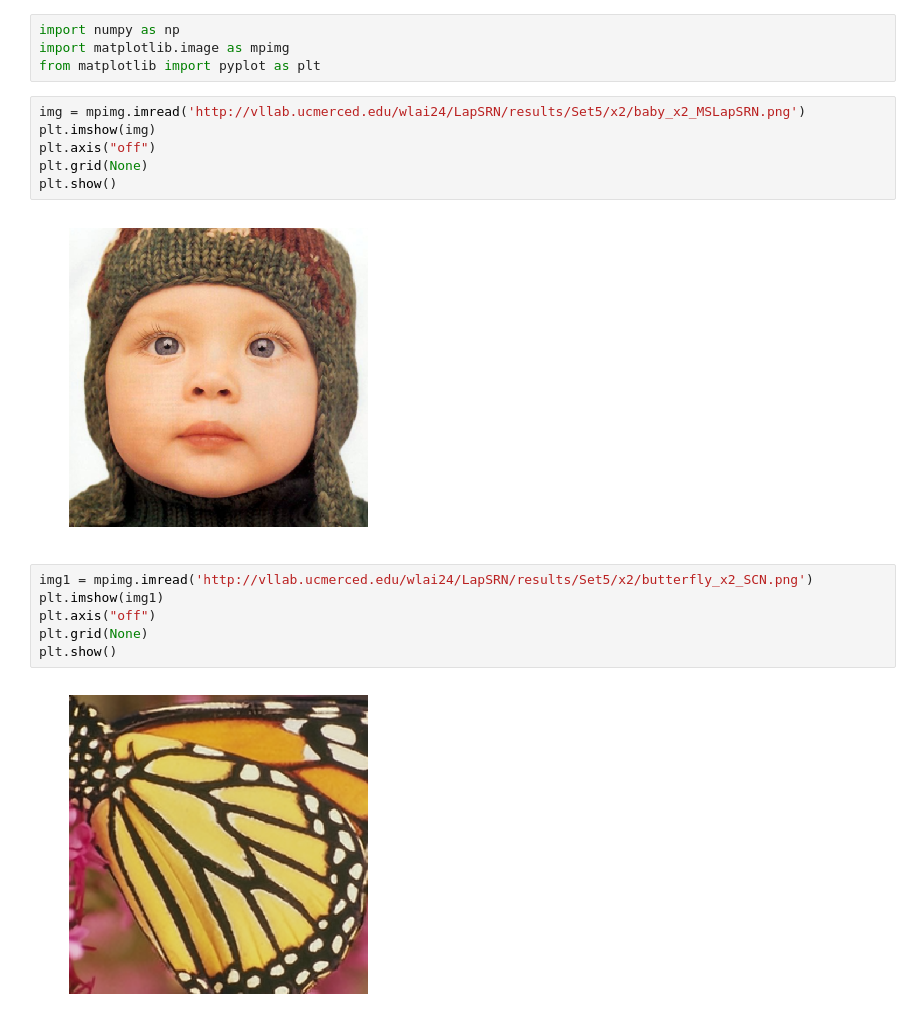
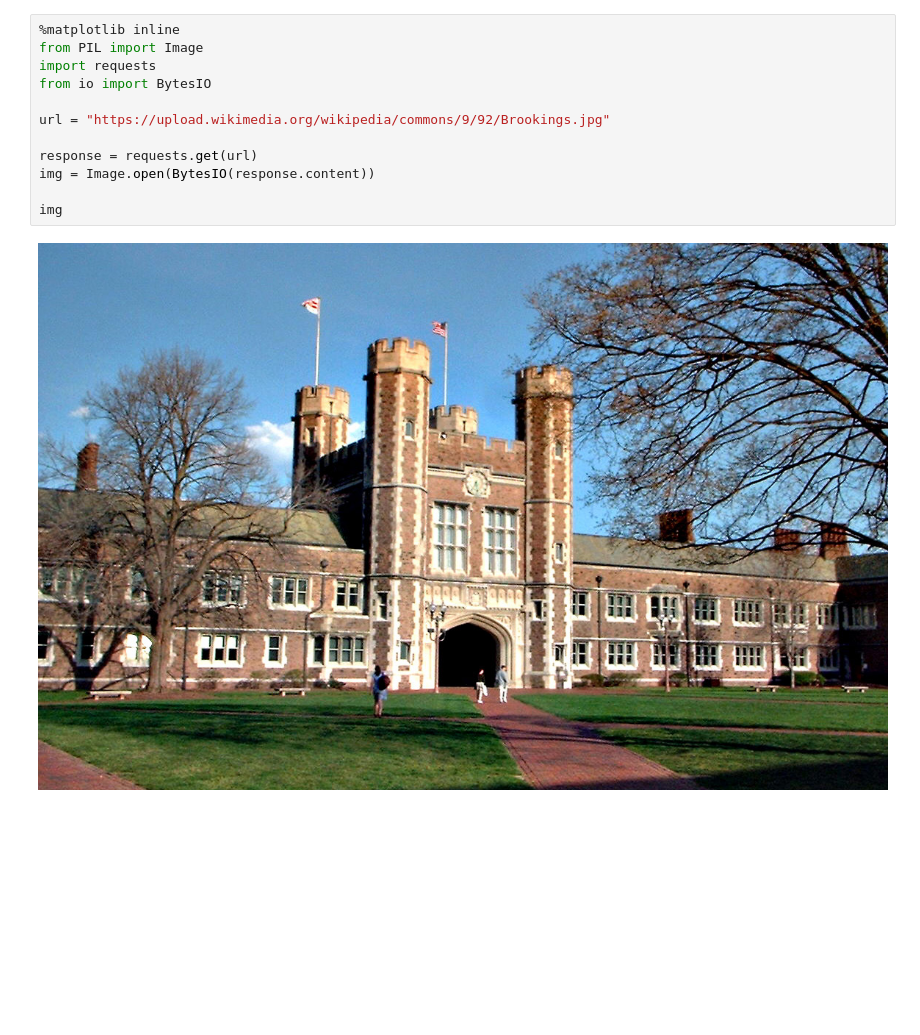
Before and after one commit to niazwazir/Google-Colab, a Jupyter notebook: INTERNET_IMAGE_READ.ipynb, the cells around one changed output. Drawn from its saved outputs; the diff is of its cells as text; blank space fills up the shorter version.

```diff
--- a/INTERNET_IMAGE_READ.ipynb
+++ b/INTERNET_IMAGE_READ.ipynb
@@ -1,20 +1,14 @@
-# %%
-import numpy as np
-import matplotlib.image as mpimg
-from matplotlib import pyplot as plt
-# %%
-img = mpimg.imread('http://vllab.ucmerced.edu/wlai24/LapSRN/results/Set5/x2/baby_x2_MSLapSRN.png')
-plt.imshow(img)
-plt.axis("off")
-plt.grid(None)
-plt.show()
-# %% [output]
-[figure, removed]
-# %%
-img1 = mpimg.imread('http://vllab.ucmerced.edu/wlai24/LapSRN/results/Set5/x2/butterfly_x2_SCN.png')
-plt.imshow(img1)
-plt.axis("off")
-plt.grid(None)
-plt.show()
-# %% [output]
-[figure, removed]
+# %%
+%matplotlib inline
+from PIL import Image
+import requests
+from io import BytesIO
+
+url = "https://upload.wikimedia.org/wikipedia/commons/9/92/Brookings.jpg"
+
+response = requests.get(url)
+img = Image.open(BytesIO(response.content))
+
+img
+# %% [output]
+[figure, added]
```
Also changed, not shown: parts of 1 cell of this notebook.
